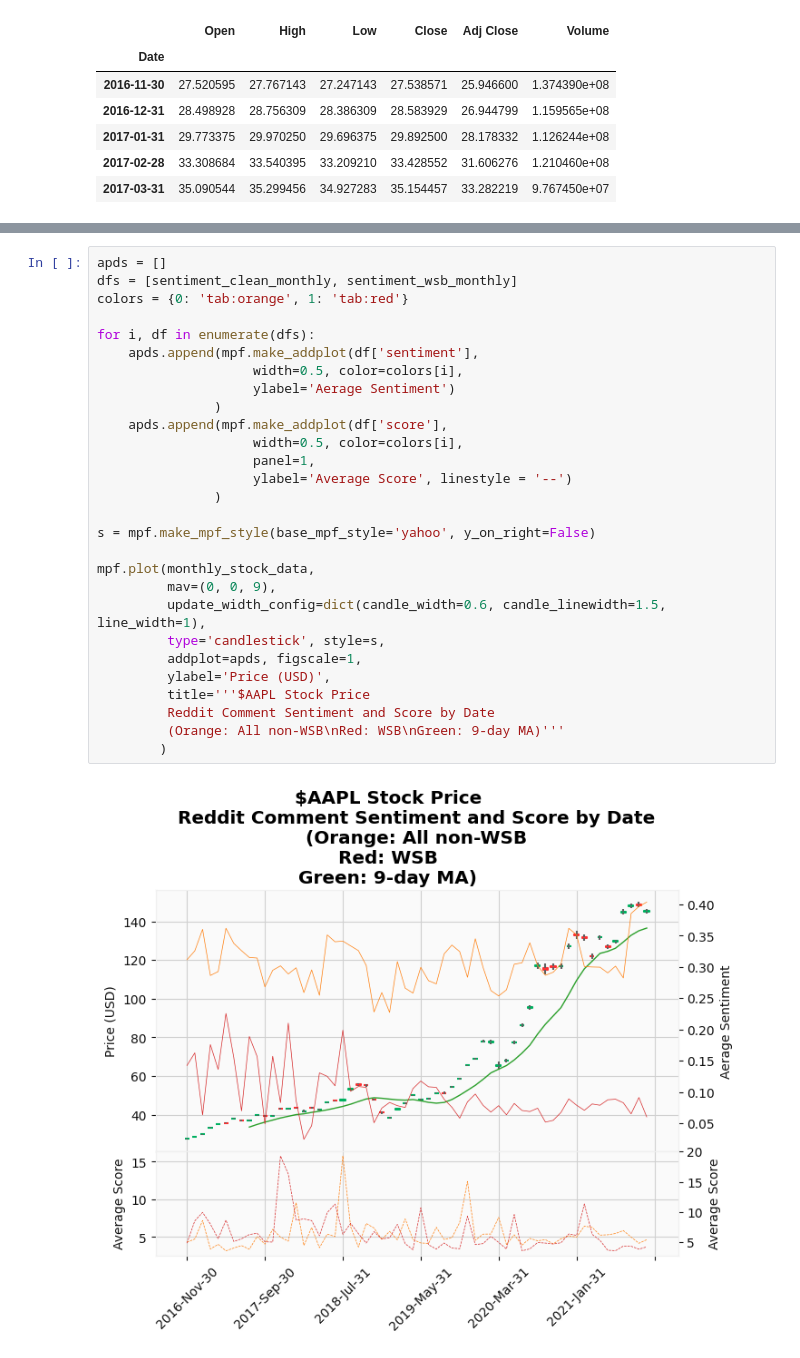
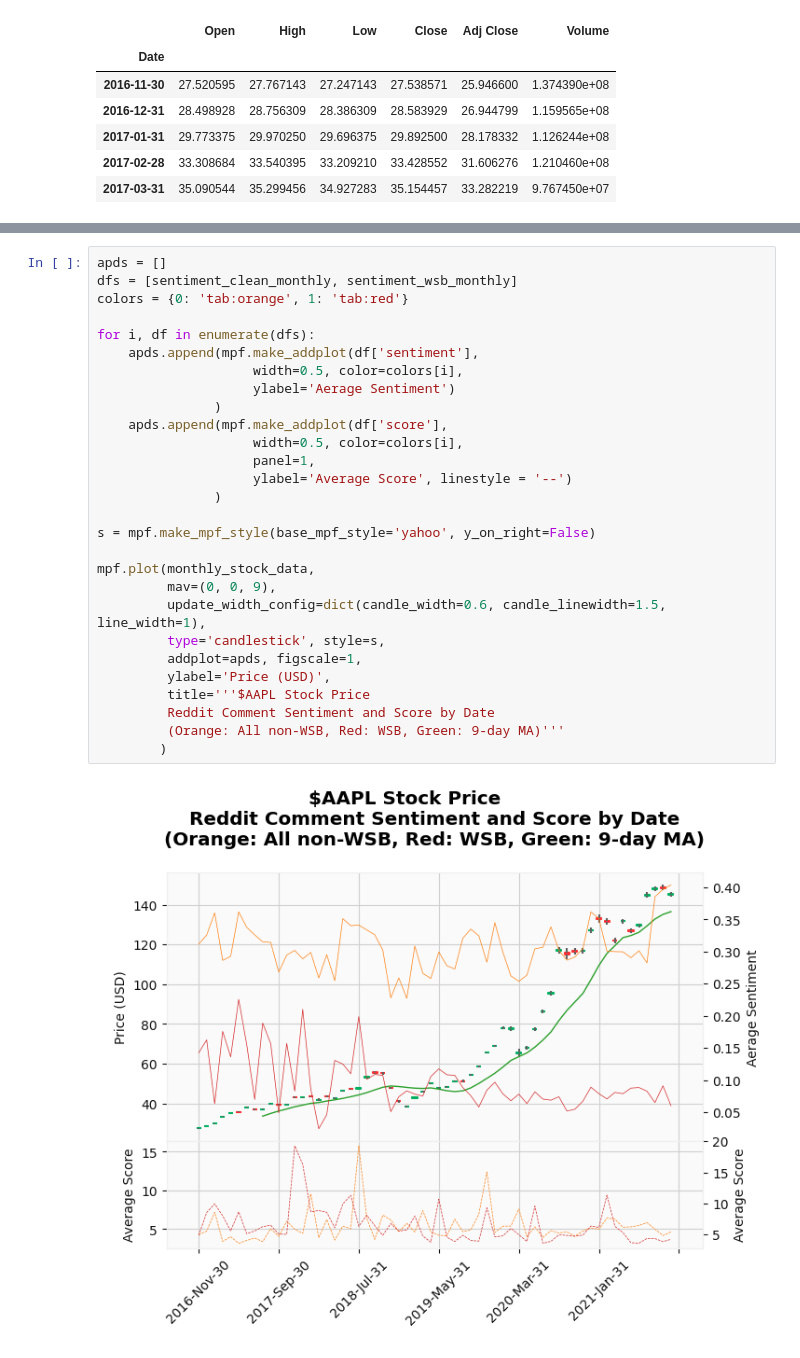
Before and after one commit to JackIHill/DataAnalytics, a Jupyter notebook: Independent/AAPL Analysis/AAPL Stock+Reddit Analysis.ipynb, the cells around one changed output, grey strips where cells are left out. Cells and saved outputs as stored; diff of their text form.

```diff
--- a/Independent/AAPL Analysis/AAPL Stock+Reddit Analysis.ipynb
+++ b/Independent/AAPL Analysis/AAPL Stock+Reddit Analysis.ipynb
@@ -712,30 +712,30 @@ sentiment_clean_monthly.head()
 # %%
 apds = []
 dfs = [sentiment_clean_monthly, sentiment_wsb_monthly]
 colors = {0: 'tab:orange', 1: 'tab:red'}
 
 for i, df in enumerate(dfs):
     apds.append(mpf.make_addplot(df['sentiment'],
                     width=0.5, color=colors[i],
                     ylabel='Aerage Sentiment')
                )
     apds.append(mpf.make_addplot(df['score'],
                     width=0.5, color=colors[i],
                     panel=1,
                     ylabel='Average Score', linestyle = '--')
                )
 
 s = mpf.make_mpf_style(base_mpf_style='yahoo', y_on_right=False)
 
 mpf.plot(monthly_stock_data,
          mav=(0, 0, 9),
          update_width_config=dict(candle_width=0.6, candle_linewidth=1.5, line_width=1),
          type='candlestick', style=s,
          addplot=apds, figscale=1,
          ylabel='Price (USD)',
          title='''$AAPL Stock Price
          Reddit Comment Sentiment and Score by Date
-         (Orange: All non-WSB\nRed: WSB\nGreen: 9-day MA)'''
+         (Orange: All non-WSB, Red: WSB, Green: 9-day MA)'''
         )
 # %% [output]
-[figure, old version]
+[figure, new version]
```
Also changed, not shown: parts of 5 cells of this notebook.
